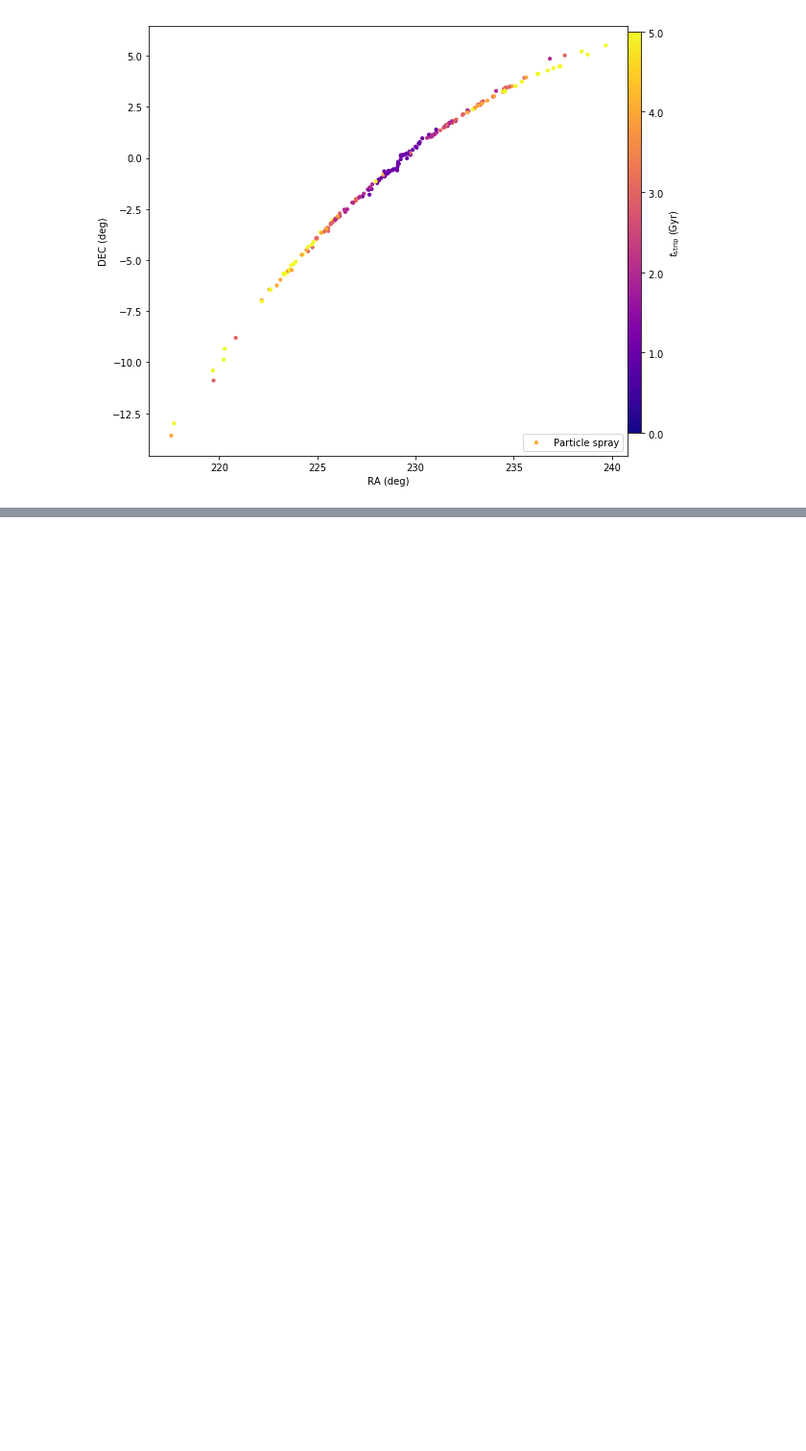
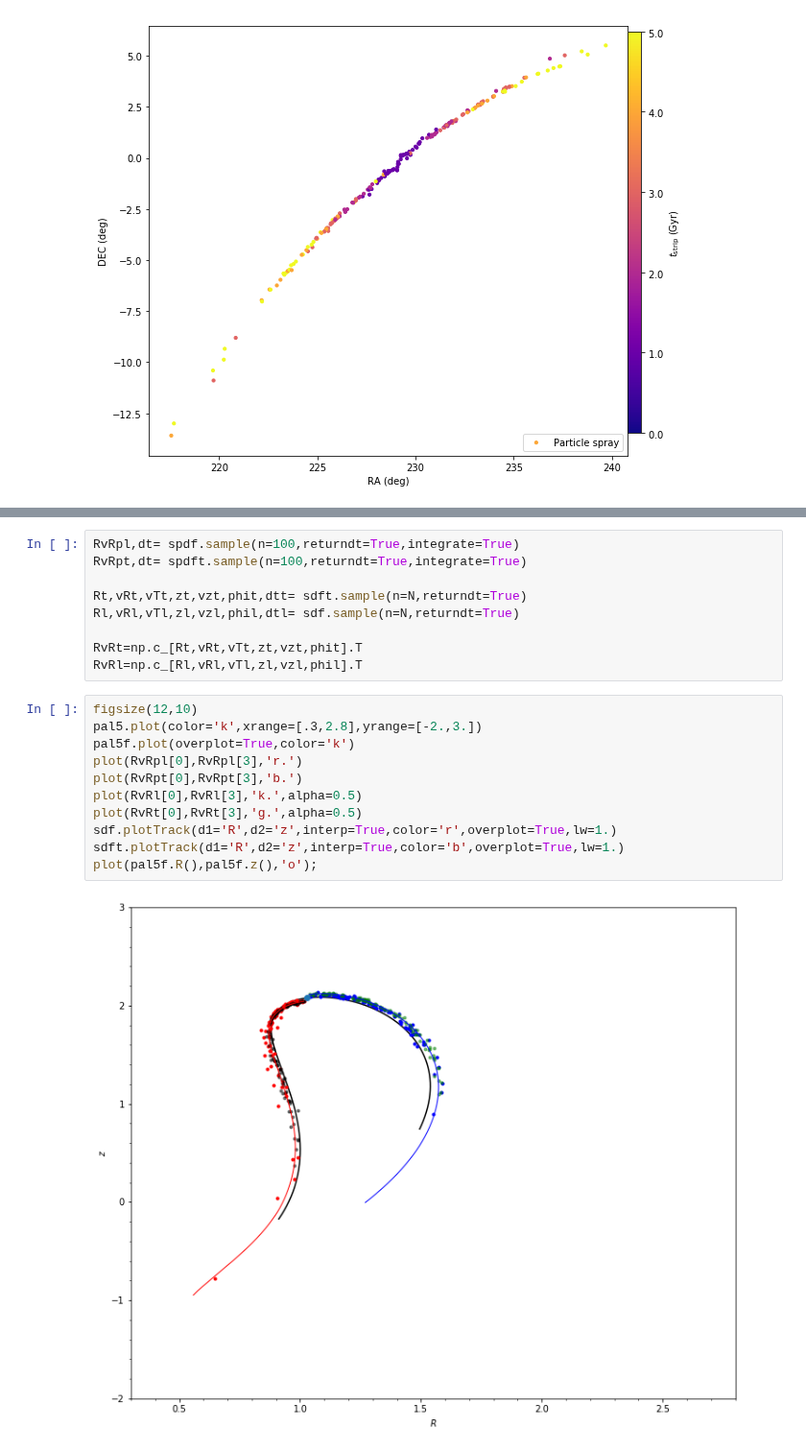
Before and after one commit to nbanik/Baryonic-effects-on-Pal5, a Jupyter notebook: particle_spray_Effect of bar on Pal5 .ipynb, the cells around one changed output, grey strips where cells are left out. Shown at 96% size. Saved outputs shown, nothing was run; the diff lists cells and outputs as text; blank space fills up the shorter version.

```diff
--- a/particle_spray_Effect of bar on Pal5 .ipynb
+++ b/particle_spray_Effect of bar on Pal5 .ipynb
@@ -468,0 +505,22 @@ plt.show()
+# %%
+RvRpl,dt= spdf.sample(n=100,returndt=True,integrate=True)
+RvRpt,dt= spdft.sample(n=100,returndt=True,integrate=True)
+
+Rt,vRt,vTt,zt,vzt,phit,dtt= sdft.sample(n=N,returndt=True)
+Rl,vRl,vTl,zl,vzl,phil,dtl= sdf.sample(n=N,returndt=True)
+
+RvRt=np.c_[Rt,vRt,vTt,zt,vzt,phit].T
+RvRl=np.c_[Rl,vRl,vTl,zl,vzl,phil].T
+# %%
+figsize(12,10)
+pal5.plot(color='k',xrange=[.3,2.8],yrange=[-2.,3.])
+pal5f.plot(overplot=True,color='k')
+plot(RvRpl[0],RvRpl[3],'r.')
+plot(RvRpt[0],RvRpt[3],'b.')
+plot(RvRl[0],RvRl[3],'k.',alpha=0.5)
+plot(RvRt[0],RvRt[3],'g.',alpha=0.5)
+sdf.plotTrack(d1='R',d2='z',interp=True,color='r',overplot=True,lw=1.)
+sdft.plotTrack(d1='R',d2='z',interp=True,color='b',overplot=True,lw=1.)
+plot(pal5f.R(),pal5f.z(),'o');
+# %% [output]
+[figure, added]
```
Also changed, not shown: parts of 9 cells of this notebook.
